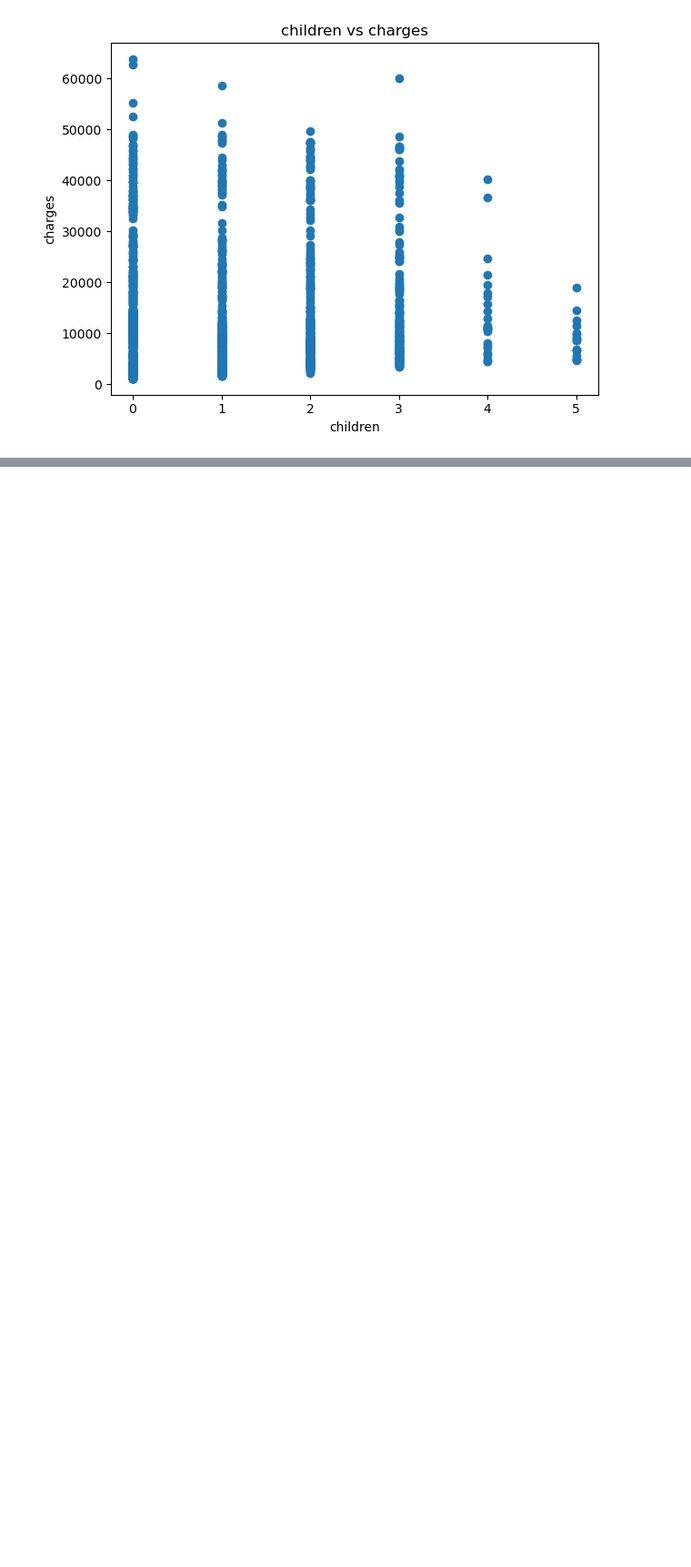
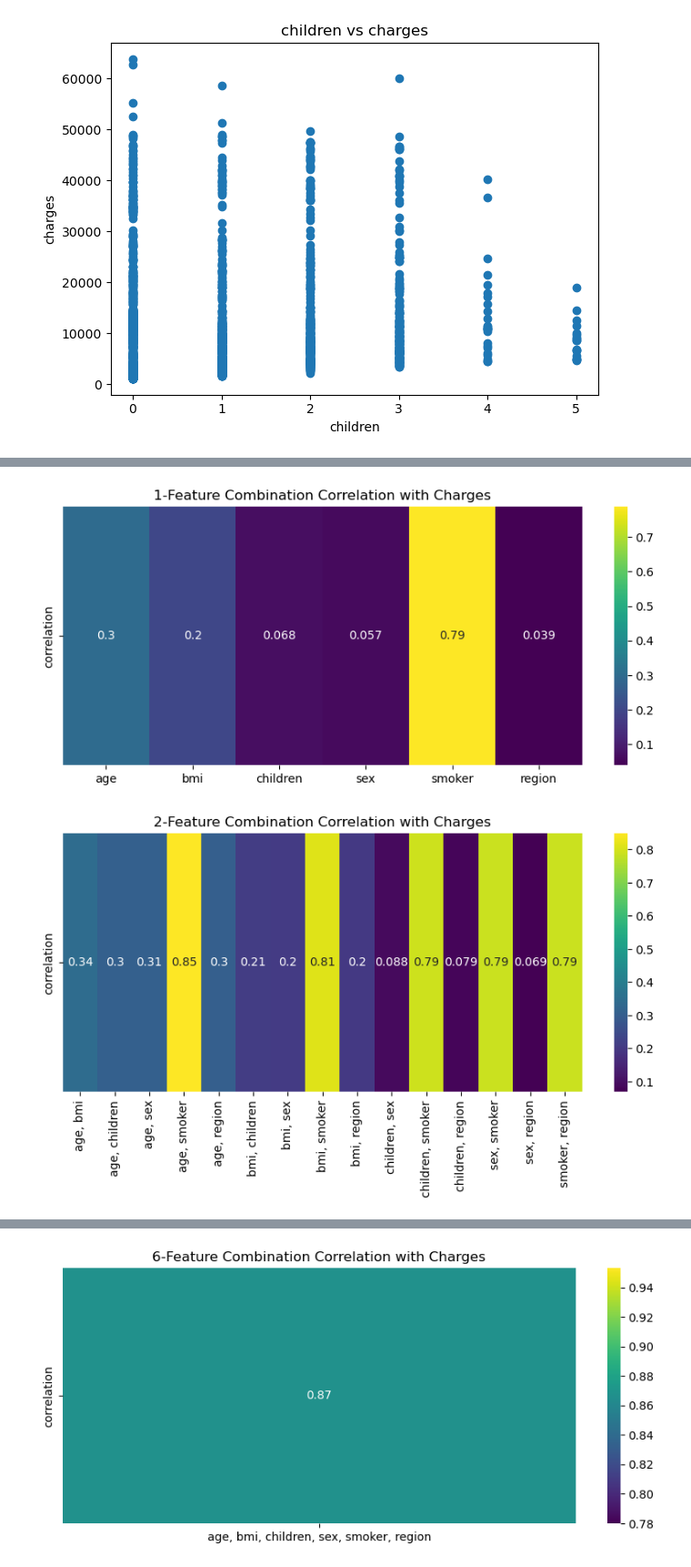
Before and after one commit to GaganM141/ml-daily-proj, a Jupyter notebook: Notebooks/medical_insurance.ipynb, the cells around one changed output, grey strips where cells are left out. Shown at 91% size. Cells and saved outputs as stored; diff of their text form; code cells hidden in the pictures; blank space fills up the shorter version.

```diff
--- a/Notebooks/medical_insurance.ipynb
+++ b/Notebooks/medical_insurance.ipynb
@@ -126,0 +241,36 @@ NameError: name 'itertools' is not defined
+# %%
+def compute_combination_corr(medical, features, target, k):
+
+    results = []
+
+    combos = list(itertools.combinations(features, k))
+
+    for combo in combos:
+
+        corr = multiple_corr(medical, list(combo), target)
+
+        results.append({
+            "features": ", ".join(combo),
+            "correlation": corr
+        })
+
+    return pd.DataFrame(results)
+# %%
+for k in range(1, len(features)+1):
+
+    df_corr = compute_combination_corr(medical, features, "charges", k)
+
+    plt.figure(figsize=(10,4))
+
+    sns.heatmap(
+        df_corr[["correlation"]].T,
+        annot=True,
+        cmap="viridis",
+        xticklabels=df_corr["features"]
+    )
+
+    plt.title(f"{k}-Feature Combination Correlation with Charges")
+    plt.show()
+# %% [output]
+[figure, added]
+[figure, added]
@@ -126,0 +280 @@ NameError: name 'itertools' is not defined
+[figure, added]
```
Also changed, not shown: parts of 8 cells of this notebook.
